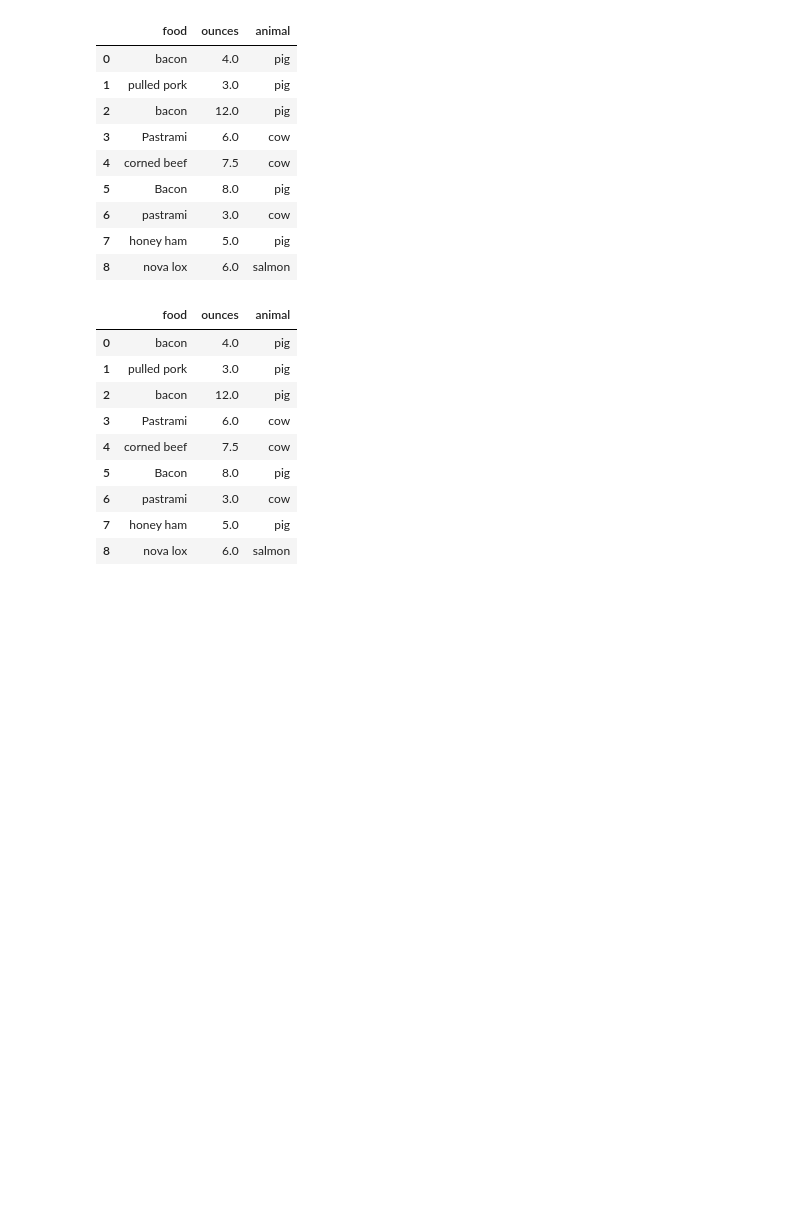
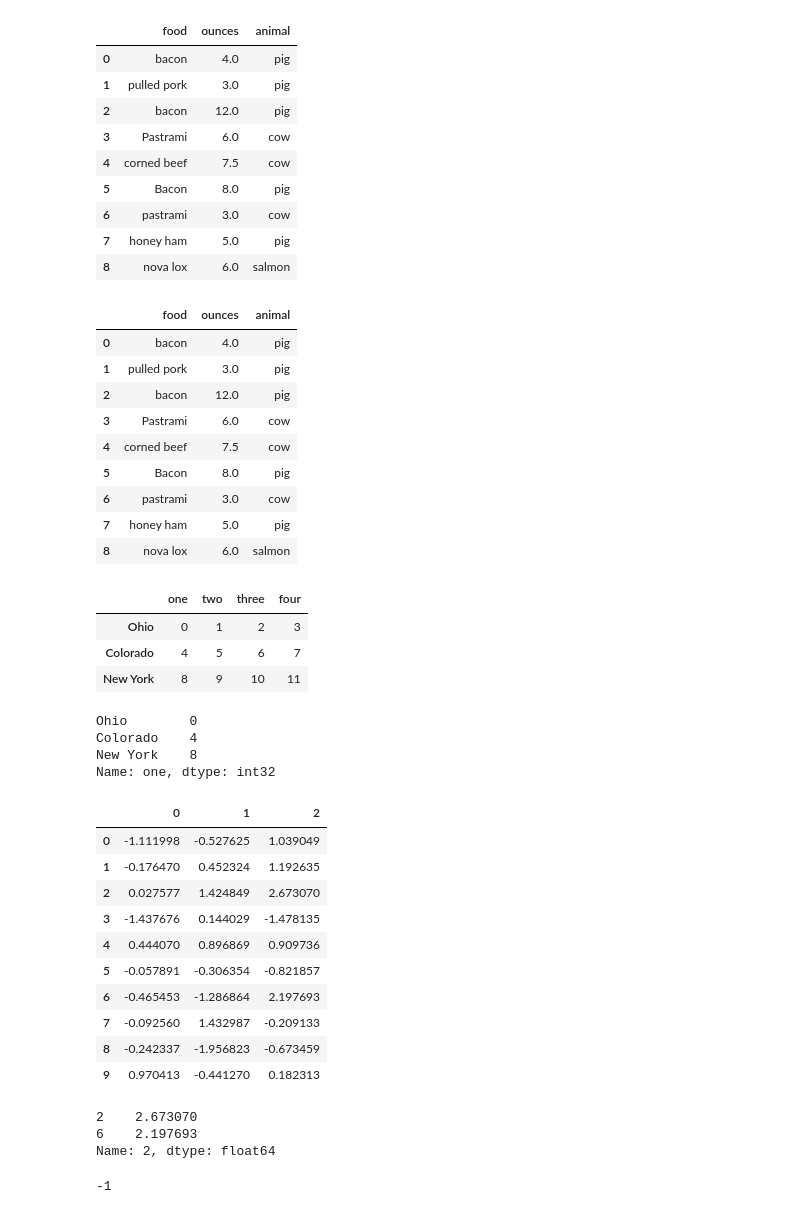
Before and after one commit to rahullo/DataScience-AI, a Jupyter notebook: DATA_SCIENCE/Pandas/PandasLearning_5.ipynb, the cells around one changed output. Saved outputs shown, nothing was run; the diff lists cells and outputs as text; code cells hidden in the pictures; blank space fills up the shorter version.

```diff
--- a/DATA_SCIENCE/Pandas/PandasLearning_5.ipynb
+++ b/DATA_SCIENCE/Pandas/PandasLearning_5.ipynb
@@ -318,3 +318,13 @@ data.drop('animal_2', axis=1)
 | 6 | pastrami | 3.0 | cow |
 | 7 | honey ham | 5.0 | pig |
 | 8 | nova lox | 6.0 | salmon |
+# %%
+data = pd.DataFrame(np.arange(12).reshape((3, 4)),
+ index=['Ohio', 'Colorado', 'New York'],
+ columns=['one', 'two', 'three', 'four'])
+data
+# %% [output]
+|  | one | two | three | four |
+| Ohio | 0 | 1 | 2 | 3 |
+| Colorado | 4 | 5 | 6 | 7 |
+| New York | 8 | 9 | 10 | 11 |
@@ -320,0 +334,22 @@ data.drop('animal_2', axis=1)
+# %%
+data['one']
+# %% [output]
+Ohio        0
+Colorado    4
+New York    8
+Name: one, dtype: int32
+# %%
+data = pd.DataFrame(np.random.randn(10, 3))
+data
+# %% [output]
+|  | 0 | 1 | 2 |
+| 0 | -1.111998 | -0.527625 | 1.039049 |
+| 1 | -0.176470 | 0.452324 | 1.192635 |
+| 2 | 0.027577 | 1.424849 | 2.673070 |
+| 3 | -1.437676 | 0.144029 | -1.478135 |
+| 4 | 0.444070 | 0.896869 | 0.909736 |
+| 5 | -0.057891 | -0.306354 | -0.821857 |
+| 6 | -0.465453 | -1.286864 | 2.197693 |
+| 7 | -0.092560 | 1.432987 | -0.209133 |
+| 8 | -0.242337 | -1.956823 | -0.673459 |
+| 9 | 0.970413 | -0.441270 | 0.182313 |
@@ -320,0 +358,6 @@ data.drop('animal_2', axis=1)
+# %%
+col[np.abs(col) > 2]
+# %% [output]
+2    2.673070
+6    2.197693
+Name: 2, dtype: float64
@@ -320,0 +366,4 @@ data.drop('animal_2', axis=1)
+# %%
+np.sign(-31)
+# %% [output]
+-1
```
Also changed, not shown: parts of 9 cells of this notebook.
